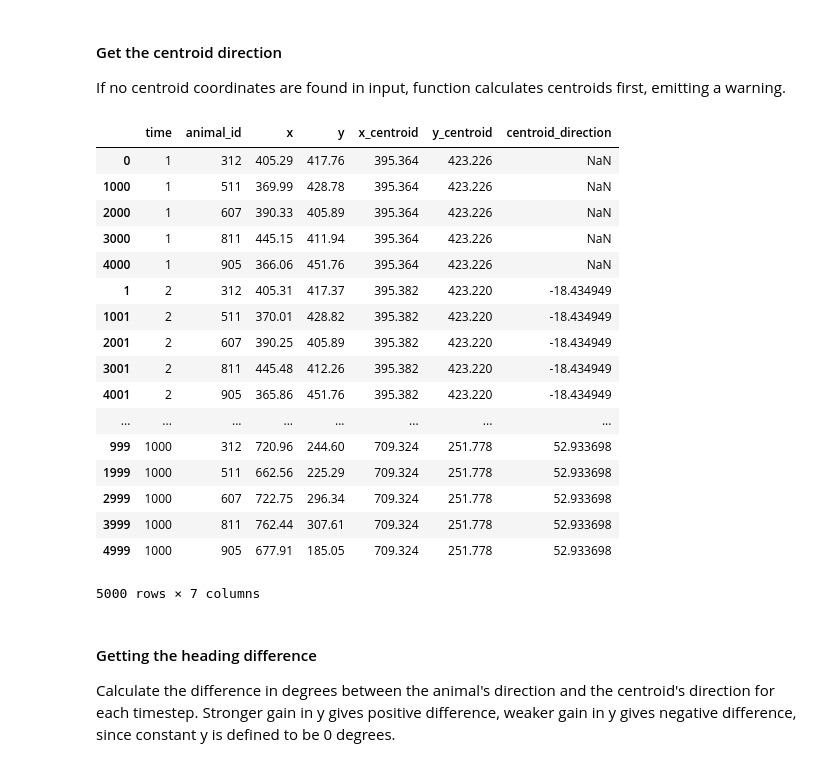
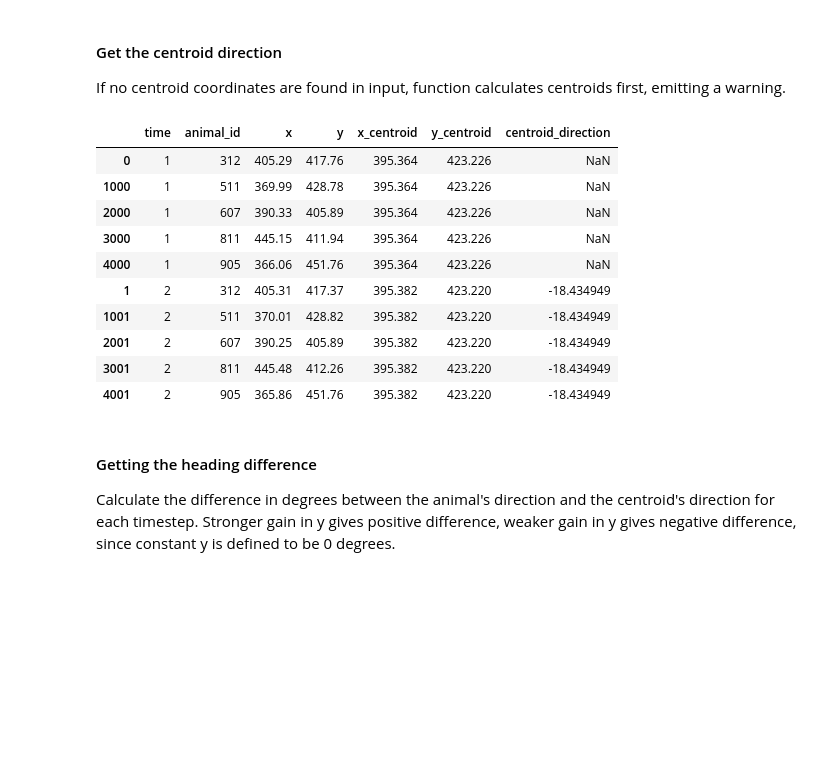
Before and after one commit to dbvis-ukon/movekit, a Jupyter notebook: examples/clustering examples.ipynb, the cells around one changed output. Cells and saved outputs as stored; diff of their text form; code cells hidden in the pictures; blank space fills up the shorter version.

```diff
--- a/examples/clustering examples.ipynb
+++ b/examples/clustering examples.ipynb
@@ -166,26 +166,19 @@ mkit.ts_cluster(feats, 3).head(13)
 #### Get the centroid direction
 If no centroid coordinates are found in input, function calculates centroids first, emitting a warning.
 # %%
-mkit.compute_centroid_direction(data).sort_values(['time','animal_id'])
+mkit.compute_centroid_direction(data).sort_values(['time','animal_id']).head(10)
 # %% [output]
 |  | time | animal_id | x | y | x_centroid | y_centroid | centroid_direction |
 | 0 | 1 | 312 | 405.29 | 417.76 | 395.364 | 423.226 | NaN |
 | 1000 | 1 | 511 | 369.99 | 428.78 | 395.364 | 423.226 | NaN |
 | 2000 | 1 | 607 | 390.33 | 405.89 | 395.364 | 423.226 | NaN |
 | 3000 | 1 | 811 | 445.15 | 411.94 | 395.364 | 423.226 | NaN |
 | 4000 | 1 | 905 | 366.06 | 451.76 | 395.364 | 423.226 | NaN |
 | 1 | 2 | 312 | 405.31 | 417.37 | 395.382 | 423.220 | -18.434949 |
 | 1001 | 2 | 511 | 370.01 | 428.82 | 395.382 | 423.220 | -18.434949 |
 | 2001 | 2 | 607 | 390.25 | 405.89 | 395.382 | 423.220 | -18.434949 |
 | 3001 | 2 | 811 | 445.48 | 412.26 | 395.382 | 423.220 | -18.434949 |
 | 4001 | 2 | 905 | 365.86 | 451.76 | 395.382 | 423.220 | -18.434949 |
-| ... | ... | ... | ... | ... | ... | ... | ... |
-| 999 | 1000 | 312 | 720.96 | 244.60 | 709.324 | 251.778 | 52.933698 |
-| 1999 | 1000 | 511 | 662.56 | 225.29 | 709.324 | 251.778 | 52.933698 |
-| 2999 | 1000 | 607 | 722.75 | 296.34 | 709.324 | 251.778 | 52.933698 |
-| 3999 | 1000 | 811 | 762.44 | 307.61 | 709.324 | 251.778 | 52.933698 |
-| 4999 | 1000 | 905 | 677.91 | 185.05 | 709.324 | 251.778 | 52.933698 |
-5000 rows × 7 columns
 # %% [markdown]
 #### Getting the heading difference
 Calculate the difference in degrees between the animal's direction and the centroid's direction for each timestep. Stronger gain in y gives positive difference, weaker gain in y gives negative difference, since constant y is defined to be 0 degrees.
```
Also changed, not shown: parts of 14 cells of this notebook, 2 other files.
